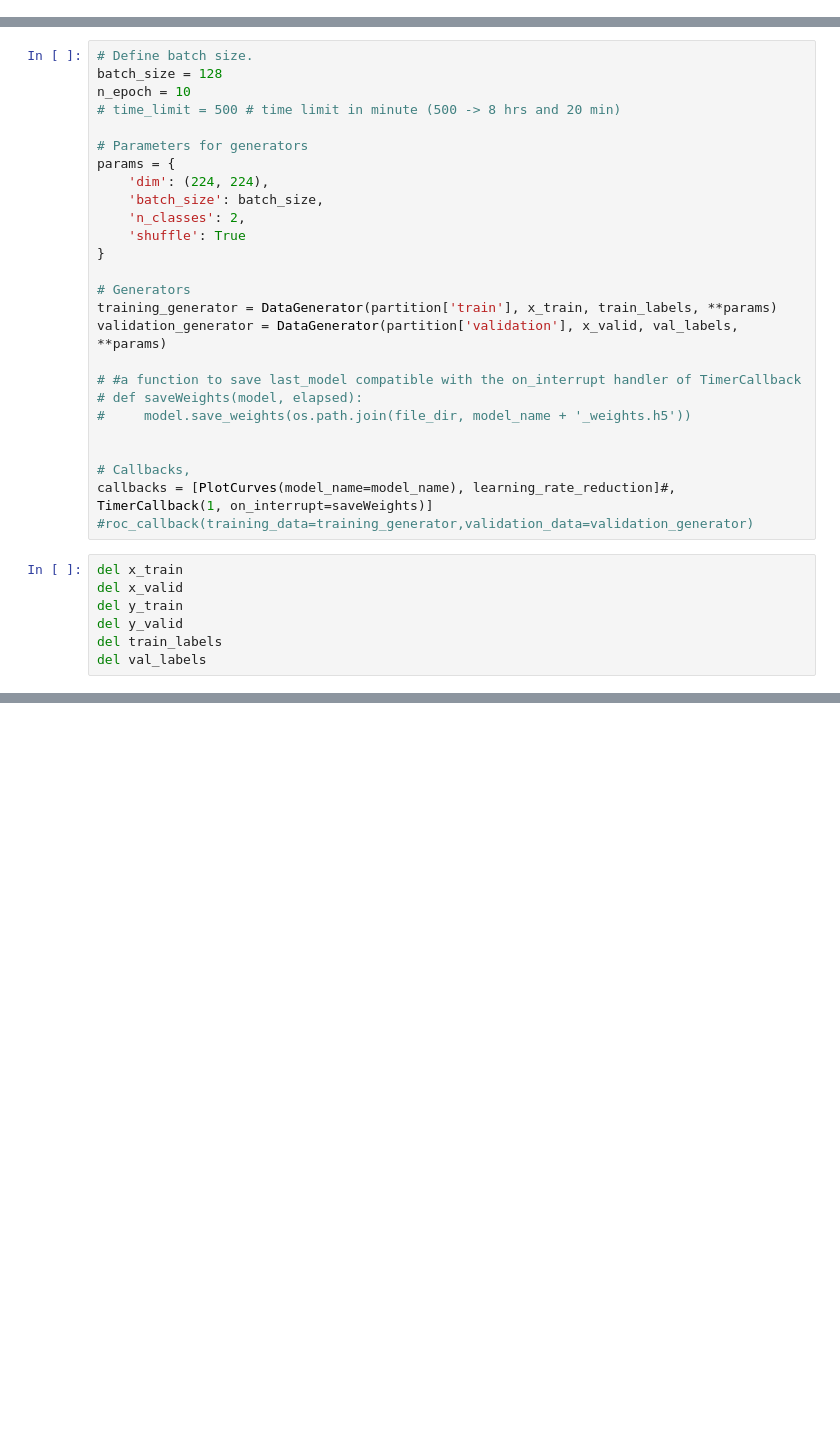
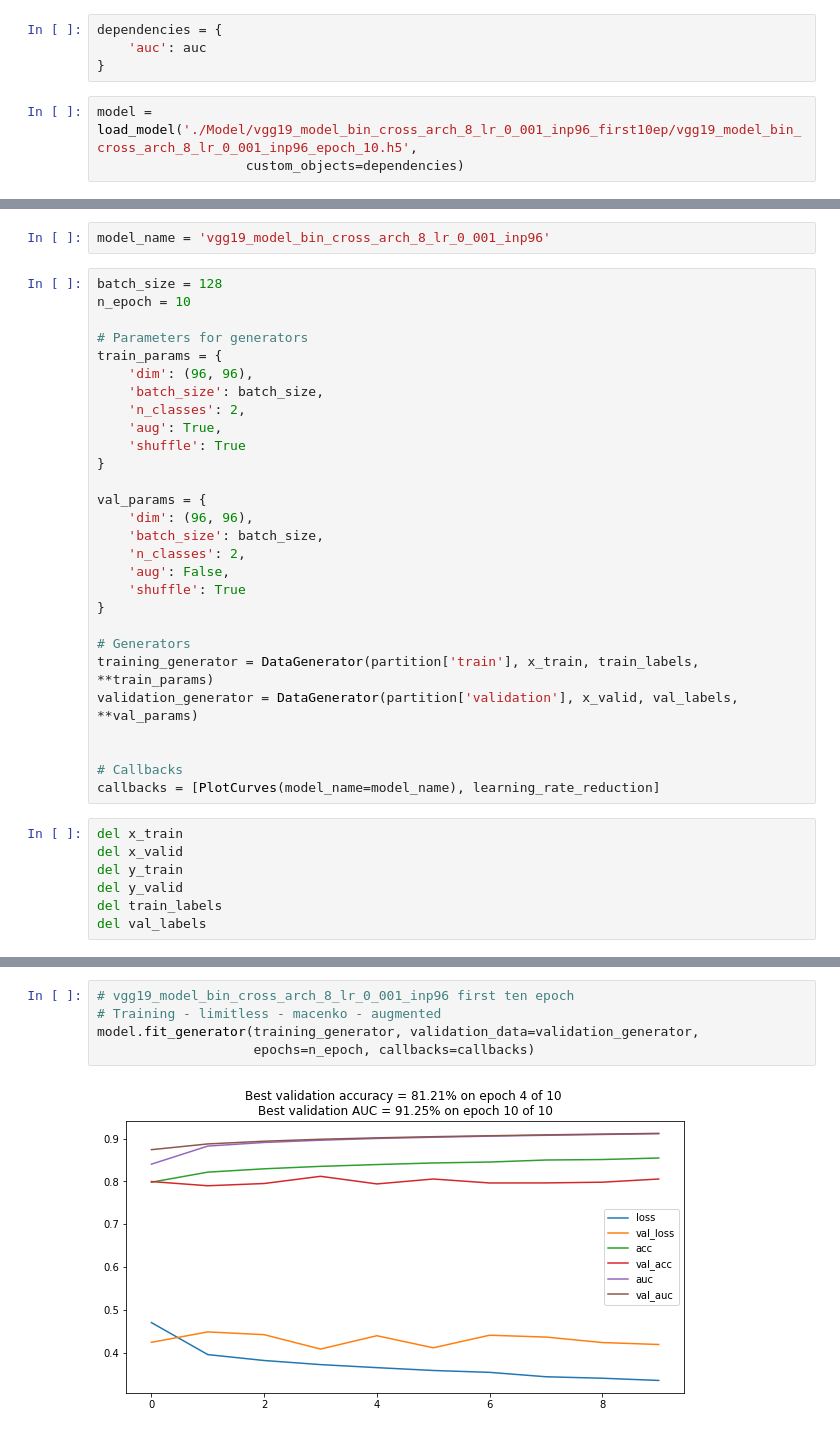
Before and after one commit to simgeekiz/PatchCamelyon, a Jupyter notebook: VGG19.ipynb, the cells around one changed output, grey strips where cells are left out. Saved outputs shown, nothing was run; the diff lists cells and outputs as text; blank space fills up the shorter version.

```diff
--- a/VGG19.ipynb
+++ b/VGG19.ipynb
@@ -173,0 +116,7 @@ Deprecated in favor of operator or tf.math.divide.
+# %%
+dependencies = {
+    'auc': auc
+}
+# %%
+model = load_model('./Model/vgg19_model_bin_cross_arch_8_lr_0_001_inp96_first10ep/vgg19_model_bin_cross_arch_8_lr_0_001_inp96_epoch_10.h5',
+                   custom_objects=dependencies)
@@ -185,29 +145,33 @@ network_filepath = os.path.join(file_dir, model_name + '.h5')
+# %%
+model_name = 'vgg19_model_bin_cross_arch_8_lr_0_001_inp96'
 # %%
-# Define batch size.
 batch_size = 128
 n_epoch = 10
-# time_limit = 500 # time limit in minute (500 -> 8 hrs and 20 min)
 
 # Parameters for generators
-params = {
-    'dim': (224, 224),
+train_params = {
+    'dim': (96, 96),
     'batch_size': batch_size,
     'n_classes': 2,
+    'aug': True,
+    'shuffle': True
+}
+
+val_params = {
+    'dim': (96, 96),
+    'batch_size': batch_size,
+    'n_classes': 2,
+    'aug': False,
     'shuffle': True
 }
 
 # Generators
-training_generator = DataGenerator(partition['train'], x_train, train_labels, **params)
-validation_generator = DataGenerator(partition['validation'], x_valid, val_labels, **params)
-
-# #a function to save last_model compatible with the on_interrupt handler of TimerCallback
-# def saveWeights(model, elapsed):
-#     model.save_weights(os.path.join(file_dir, model_name + '_weights.h5'))
+training_generator = DataGenerator(partition['train'], x_train, train_labels, **train_params)
+validation_generator = DataGenerator(partition['validation'], x_valid, val_labels, **val_params)
 
 
-# Callbacks,
-callbacks = [PlotCurves(model_name=model_name), learning_rate_reduction]#, TimerCallback(1, on_interrupt=saveWeights)]
-#roc_callback(training_data=training_generator,validation_data=validation_generator)
+# Callbacks
+callbacks = [PlotCurves(model_name=model_name), learning_rate_reduction]
 # %%
 del x_train
 del x_valid
@@ -273,0 +188,7 @@ tf auc: [0.89805764, 0.89805764]
+# %%
+# vgg19_model_bin_cross_arch_8_lr_0_001_inp96 first ten epoch
+# Training - limitless - macenko - augmented
+model.fit_generator(training_generator, validation_data=validation_generator,
+                    epochs=n_epoch, callbacks=callbacks)
+# %% [output]
+[figure, added]
```
Also changed, not shown: parts of 23 cells of this notebook, 5 other files.
